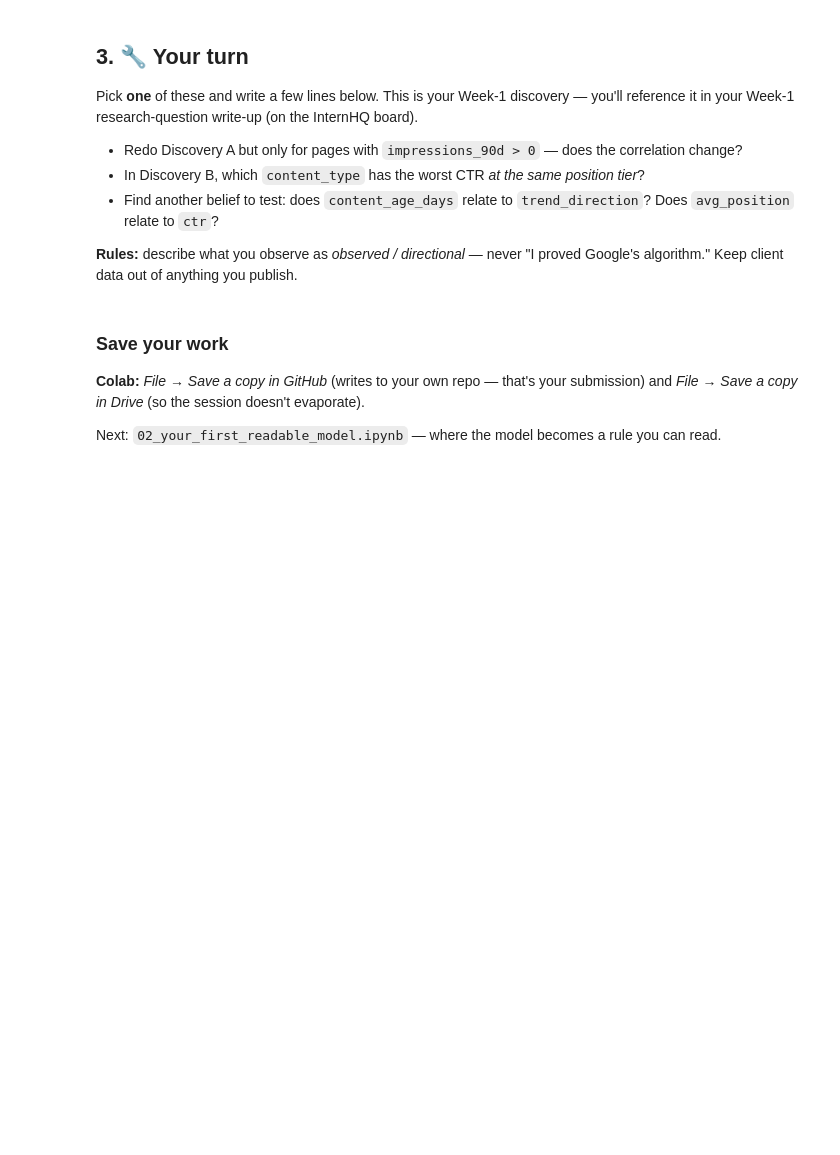
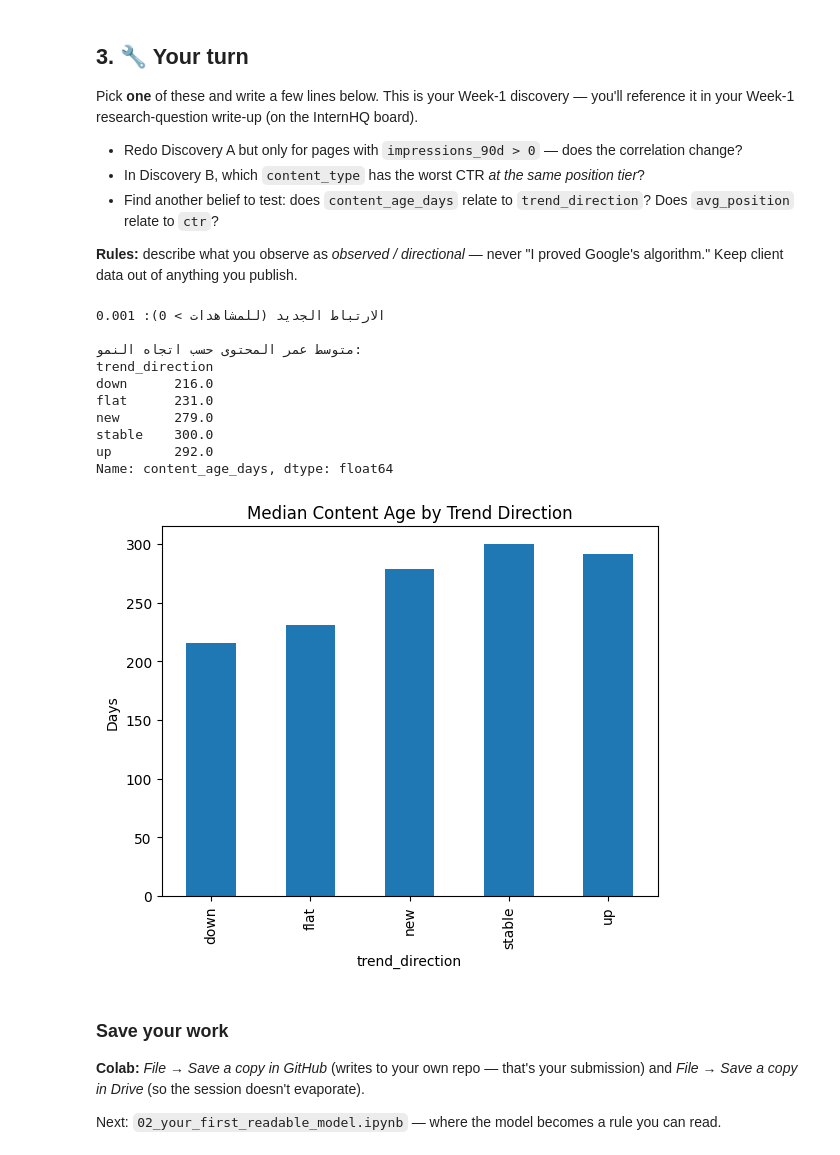
Before and after one commit to Tm52-t/hakona-matata-, a Jupyter notebook: notebooks/01_first_look_and_discovery.ipynb, the cells around one changed output. Cells and saved outputs as stored; diff of their text form; code cells hidden in the pictures; blank space fills up the shorter version.

```diff
--- a/notebooks/01_first_look_and_discovery.ipynb
+++ b/notebooks/01_first_look_and_discovery.ipynb
@@ -102,3 +156,29 @@ Pick **one** of these and write a few lines below. This is your Week-1 discovery
+# %%
+# 1. Redo Discovery A: Correlation for impressions > 0
+df_with_impressions = df[df['impressions_90d'] > 0]
+new_corr = df_with_impressions['search_volume'].corr(df_with_impressions['impressions_90d'])
+print(f"الارتباط الجديد (للمشاهدات > 0): {new_corr:.3f}")
+
+# 2. Test belief: Does content_age_days relate to trend_direction?
+age_by_trend = df.groupby('trend_direction')['content_age_days'].median()
+print("\nمتوسط عمر المحتوى حسب اتجاه النمو:")
+print(age_by_trend.round(0))
+
+import matplotlib.pyplot as plt
+age_by_trend.plot(kind='bar', title='Median Content Age by Trend Direction', ylabel='Days')
+plt.show()
+# %% [output]
+الارتباط الجديد (للمشاهدات > 0): 0.001
+
+متوسط عمر المحتوى حسب اتجاه النمو:
+trend_direction
+down      216.0
+flat      231.0
+new       279.0
+stable    300.0
+up        292.0
+Name: content_age_days, dtype: float64
+[figure, added]
 # %% [markdown]
 ### Save your work
 **Colab:** *File → Save a copy in GitHub* (writes to your own repo — that's your submission) and *File → Save a copy in Drive* (so the session doesn't evaporate).
```
Also changed, not shown: parts of 9 cells of this notebook.
